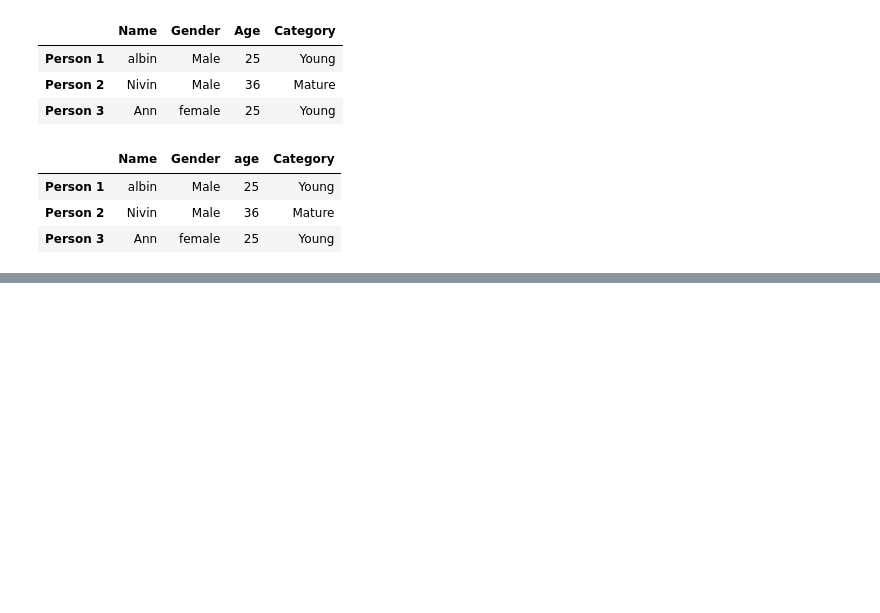
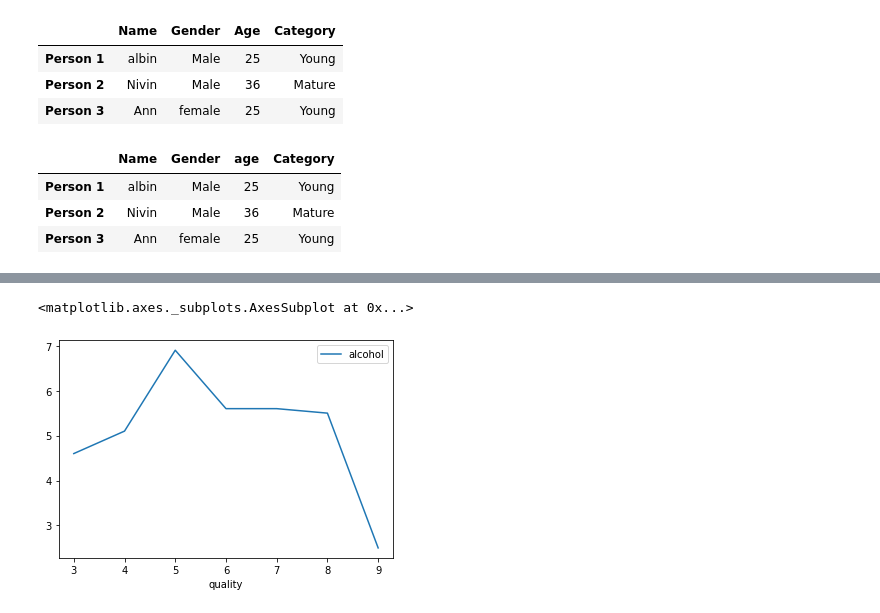
Before and after one commit to albinjohn366/DataScience_Tutorials, a Jupyter notebook: Working_with_Data.ipynb, the cells around one changed output, grey strips where cells are left out. Cells and saved outputs as stored; diff of their text form; code cells hidden in the pictures; blank space fills up the shorter version.

```diff
--- a/Working_with_Data.ipynb
+++ b/Working_with_Data.ipynb
@@ -491,0 +593,5 @@ df
+# %%
+import pandas as pd
+
+wine_quality = pd.read_csv('/content/sample_data/winequalityN.csv')
+wine_quality.head()
@@ -491,0 +617,7 @@ df
+# %%
+# Defining a min max function
+def min_max(arr):
+  return max(arr) - min(arr)
+# %%
+min_max = wine_quality.groupby('quality').agg(min_max)
+min_max
@@ -491,0 +645,6 @@ df
+# %%
+# Plotting a line graph on the min max table
+min_max.plot(y='alcohol')
+# %% [output]
+<matplotlib.axes._subplots.AxesSubplot at 0x...>
+[figure, added]
```
Also changed, not shown: parts of 14 cells of this notebook.
